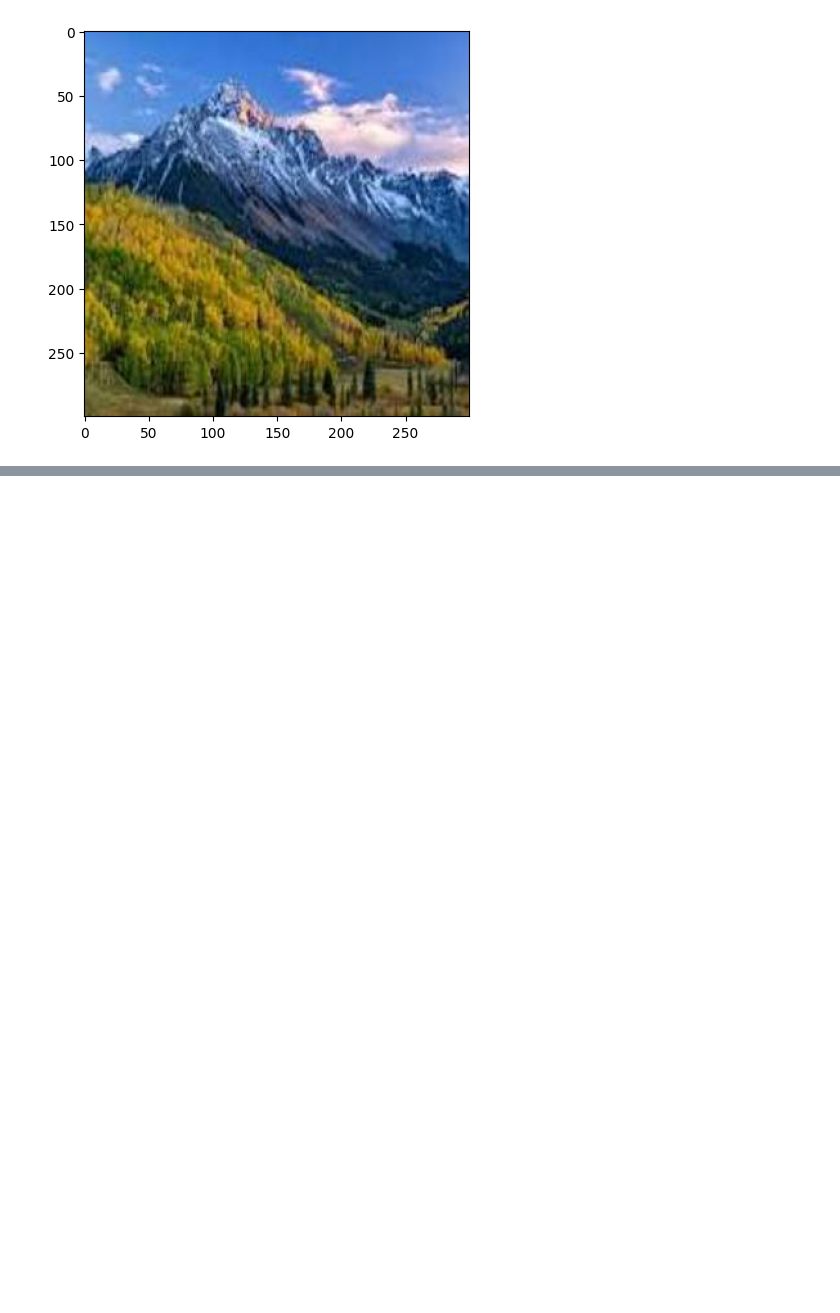
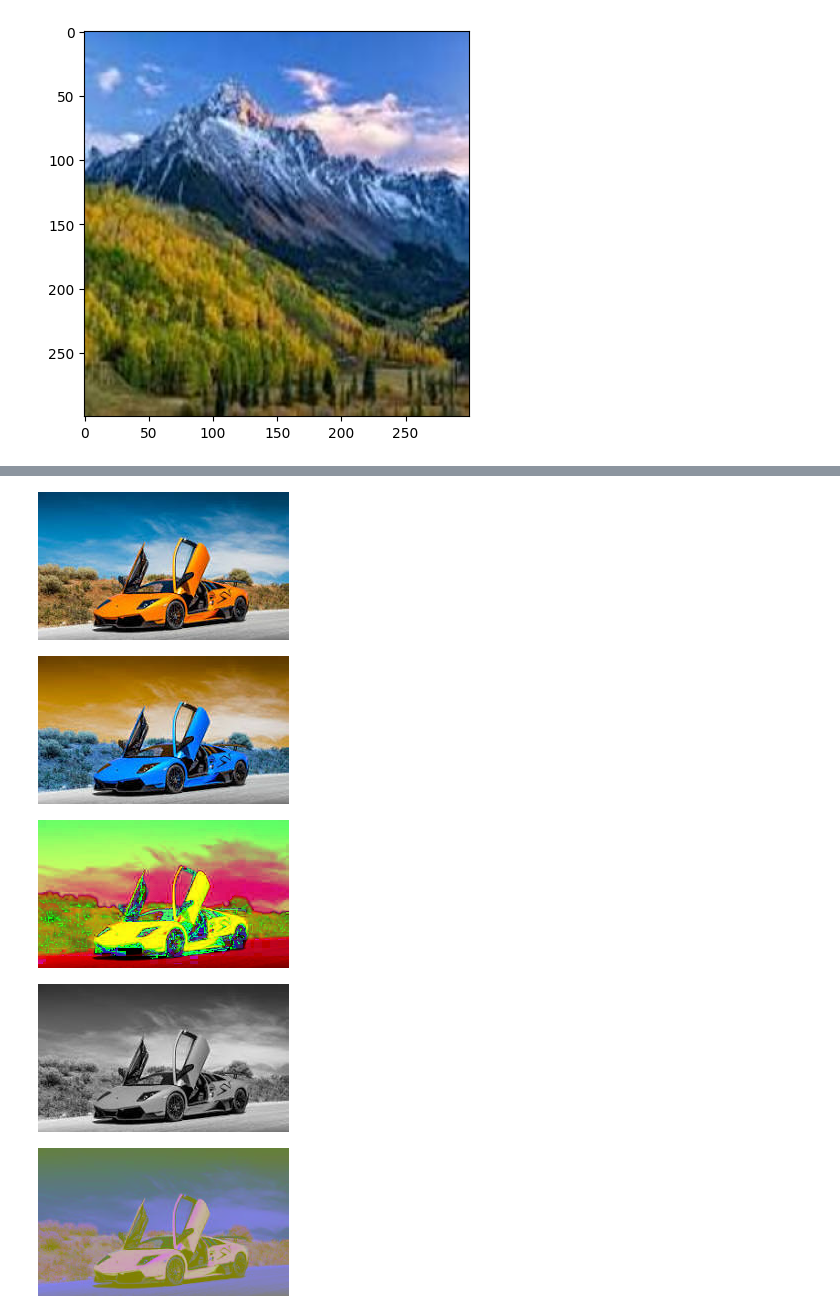
Before and after one commit to pratikchopade21-a11y/Project-demo, a Jupyter notebook: Exaperiment1_IPCV.ipynb, the cells around one changed output, grey strips where cells are left out. Drawn from its saved outputs; the diff is of its cells as text; code cells hidden in the pictures; blank space fills up the shorter version.

```diff
--- a/Exaperiment1_IPCV.ipynb
+++ b/Exaperiment1_IPCV.ipynb
@@ -201,0 +229,22 @@ plt.imshow(img_rgb)
+# %%
+image = cv2.imread('/content/car_image.jpg')
+
+image_rgb = cv2.cvtColor(image, cv2.COLOR_BGR2RGB)
+
+image_hsv = cv2.cvtColor(image, cv2.COLOR_BGR2HSV)
+
+image_gray = cv2.cvtColor(image, cv2.COLOR_BGR2GRAY)
+
+image_lab = cv2.cvtColor(image, cv2.COLOR_BGR2LAB)
+
+cv2_imshow(image)
+cv2_imshow(image_rgb)
+cv2_imshow(image_hsv)
+cv2_imshow(image_gray)
+cv2_imshow(image_lab)
+# %% [output]
+[figure, added]
+[figure, added]
+[figure, added]
+[figure, added]
+[figure, added]
```
Also changed, not shown: parts of 7 cells of this notebook.
